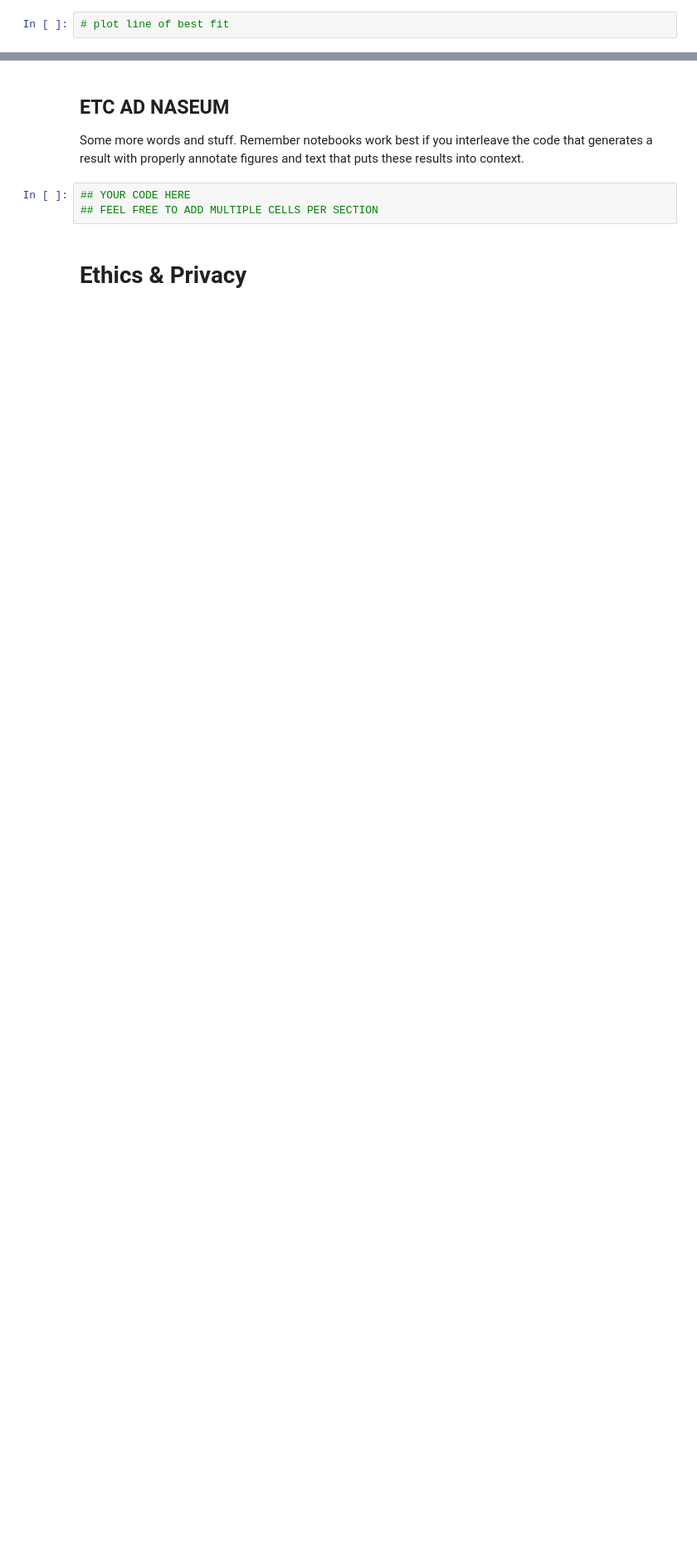
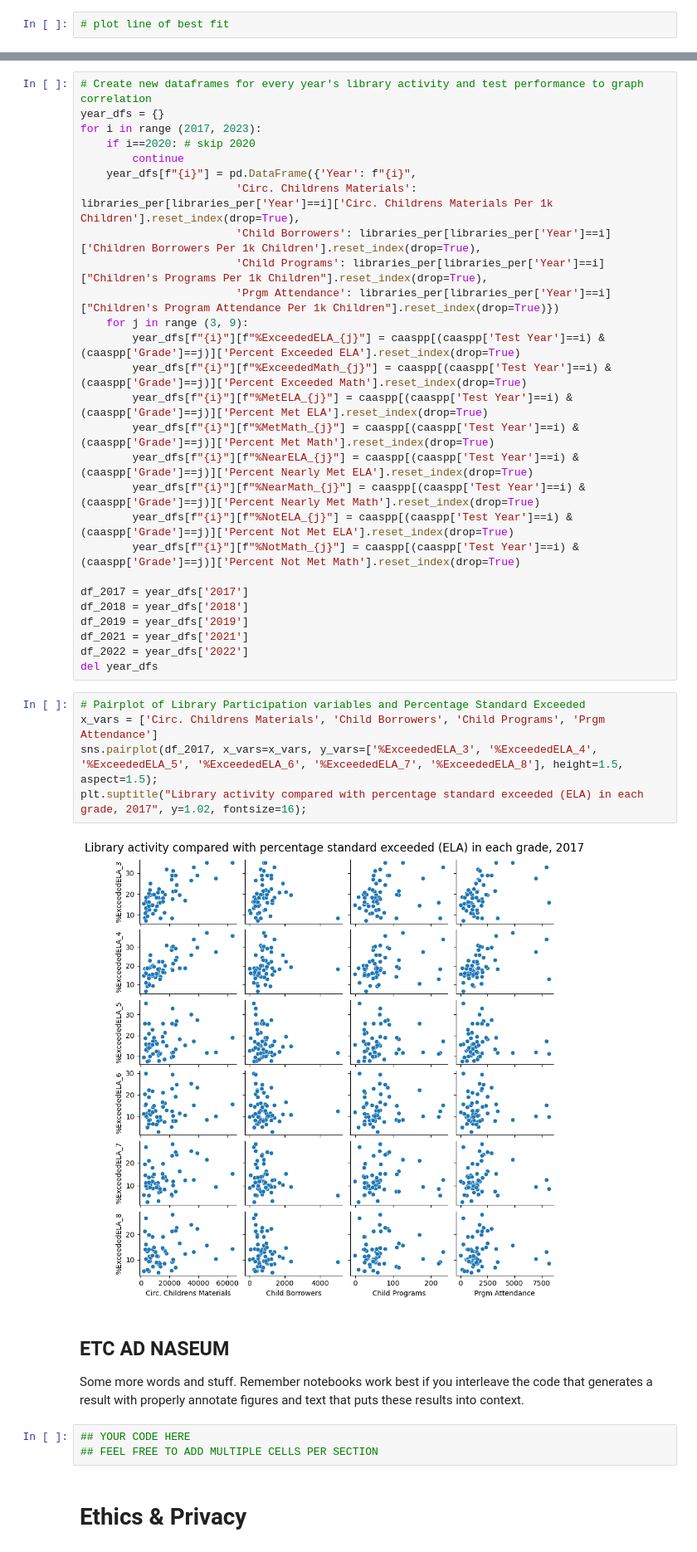
Before and after one commit to KaitlynChou/COGS-108-Project, a Jupyter notebook: FinalProject_Group057_WI24.ipynb, the cells around one changed output, grey strips where cells are left out. Shown: that part at 83% size. Cells and saved outputs as stored; diff of their text form; blank space fills up the shorter version.

```diff
--- a/FinalProject_Group057_WI24.ipynb
+++ b/FinalProject_Group057_WI24.ipynb
@@ -630,3 +635,37 @@ Some more words and stuff.  Remember notebooks work best if you interleave the c
+# %%
+# Create new dataframes for every year's library activity and test performance to graph correlation
+year_dfs = {}
+for i in range (2017, 2023):
+    if i==2020: # skip 2020
+        continue
+    year_dfs[f"{i}"] = pd.DataFrame({'Year': f"{i}",
+                        'Circ. Childrens Materials': libraries_per[libraries_per['Year']==i]['Circ. Childrens Materials Per 1k Children'].reset_index(drop=True),
+                        'Child Borrowers': libraries_per[libraries_per['Year']==i]['Children Borrowers Per 1k Children'].reset_index(drop=True),
+                        'Child Programs': libraries_per[libraries_per['Year']==i]["Children's Programs Per 1k Children"].reset_index(drop=True),
+                        'Prgm Attendance': libraries_per[libraries_per['Year']==i]["Children's Program Attendance Per 1k Children"].reset_index(drop=True)})
+    for j in range (3, 9):
+        year_dfs[f"{i}"][f"%ExceededELA_{j}"] = caaspp[(caaspp['Test Year']==i) & (caaspp['Grade']==j)]['Percent Exceeded ELA'].reset_index(drop=True)
+        year_dfs[f"{i}"][f"%ExceededMath_{j}"] = caaspp[(caaspp['Test Year']==i) & (caaspp['Grade']==j)]['Percent Exceeded Math'].reset_index(drop=True)
+        year_dfs[f"{i}"][f"%MetELA_{j}"] = caaspp[(caaspp['Test Year']==i) & (caaspp['Grade']==j)]['Percent Met ELA'].reset_index(drop=True)
+        year_dfs[f"{i}"][f"%MetMath_{j}"] = caaspp[(caaspp['Test Year']==i) & (caaspp['Grade']==j)]['Percent Met Math'].reset_index(drop=True)
+        year_dfs[f"{i}"][f"%NearELA_{j}"] = caaspp[(caaspp['Test Year']==i) & (caaspp['Grade']==j)]['Percent Nearly Met ELA'].reset_index(drop=True)
+        year_dfs[f"{i}"][f"%NearMath_{j}"] = caaspp[(caaspp['Test Year']==i) & (caaspp['Grade']==j)]['Percent Nearly Met Math'].reset_index(drop=True)
+        year_dfs[f"{i}"][f"%NotELA_{j}"] = caaspp[(caaspp['Test Year']==i) & (caaspp['Grade']==j)]['Percent Not Met ELA'].reset_index(drop=True)
+        year_dfs[f"{i}"][f"%NotMath_{j}"] = caaspp[(caaspp['Test Year']==i) & (caaspp['Grade']==j)]['Percent Not Met Math'].reset_index(drop=True)
+
+df_2017 = year_dfs['2017']
+df_2018 = year_dfs['2018']
+df_2019 = year_dfs['2019']
+df_2021 = year_dfs['2021']
+df_2022 = year_dfs['2022']
+del year_dfs
+# %%
+# Pairplot of Library Participation variables and Percentage Standard Exceeded
+x_vars = ['Circ. Childrens Materials', 'Child Borrowers', 'Child Programs', 'Prgm Attendance']
+sns.pairplot(df_2017, x_vars=x_vars, y_vars=['%ExceededELA_3', '%ExceededELA_4', '%ExceededELA_5', '%ExceededELA_6', '%ExceededELA_7', '%ExceededELA_8'], height=1.5, aspect=1.5);
+plt.suptitle("Library activity compared with percentage standard exceeded (ELA) in each grade, 2017", y=1.02, fontsize=16);
+# %% [output]
+[figure, added]
 # %% [markdown]
 ## ETC AD NASEUM
 
```
Also changed, not shown: parts of 11 cells of this notebook.
